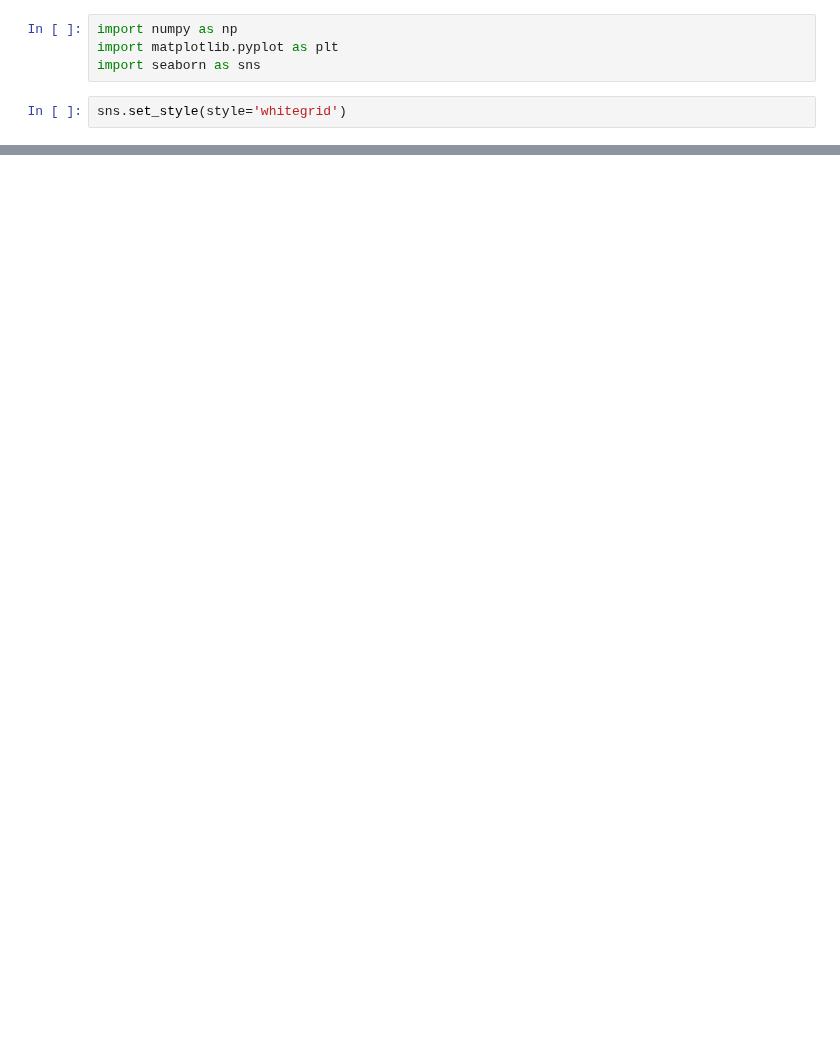
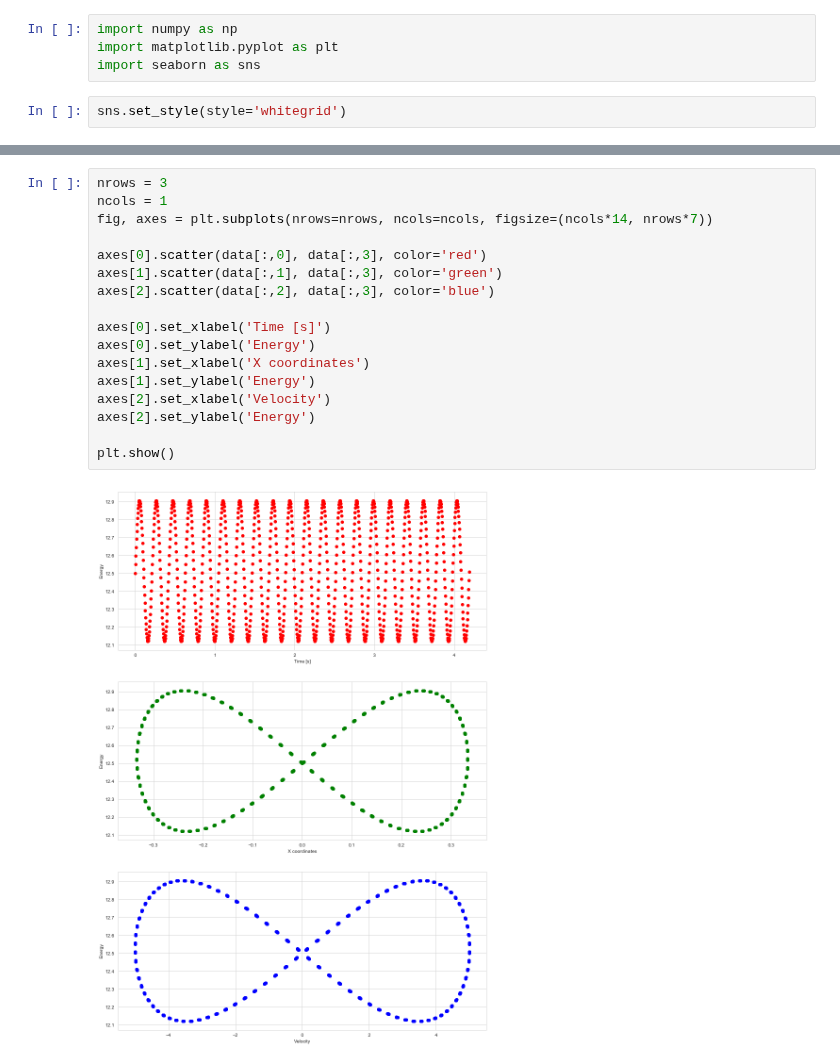
Before and after one commit to masterdesky/ELTE-comp-sim-2019, a Jupyter notebook: 1. Harmonic Oscillator/out/I. Harmonic Oscillator.ipynb, the cells around one changed output, grey strips where cells are left out. Drawn from its saved outputs; the diff is of its cells as text; blank space fills up the shorter version.

```diff
--- a/1. Harmonic Oscillator/out/I. Harmonic Oscillator.ipynb
+++ b/1. Harmonic Oscillator/out/I. Harmonic Oscillator.ipynb
@@ -46,0 +66,19 @@ plt.show()
+# %%
+nrows = 3
+ncols = 1
+fig, axes = plt.subplots(nrows=nrows, ncols=ncols, figsize=(ncols*14, nrows*7))
+
+axes[0].scatter(data[:,0], data[:,3], color='red')
+axes[1].scatter(data[:,1], data[:,3], color='green')
+axes[2].scatter(data[:,2], data[:,3], color='blue')
+
+axes[0].set_xlabel('Time [s]')
+axes[0].set_ylabel('Energy')
+axes[1].set_xlabel('X coordinates')
+axes[1].set_ylabel('Energy')
+axes[2].set_xlabel('Velocity')
+axes[2].set_ylabel('Energy')
+
+plt.show()
+# %% [output]
+[figure, added]
```
Also changed, not shown: parts of 8 cells of this notebook, 3 other files.
